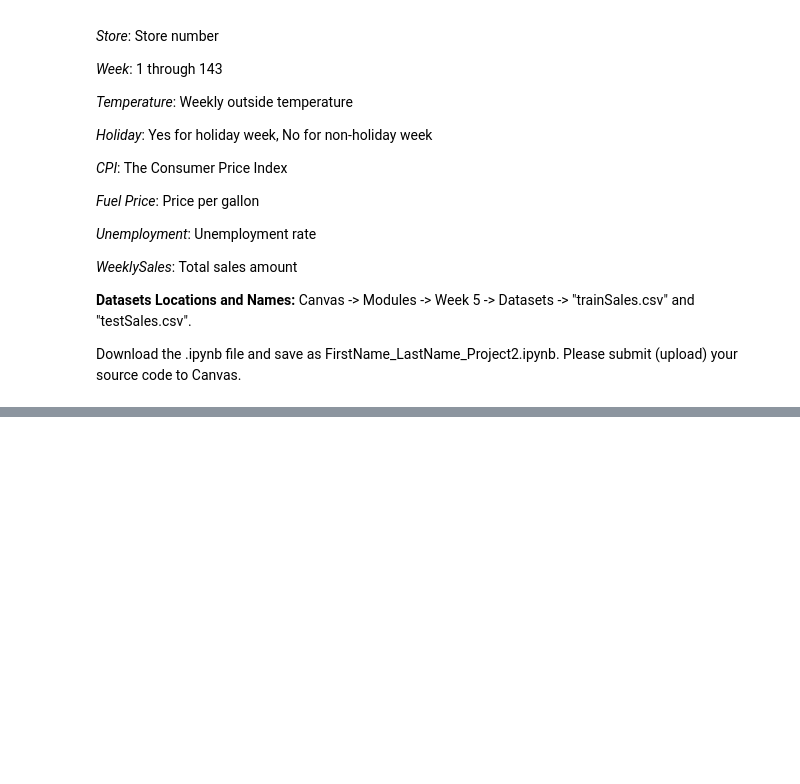
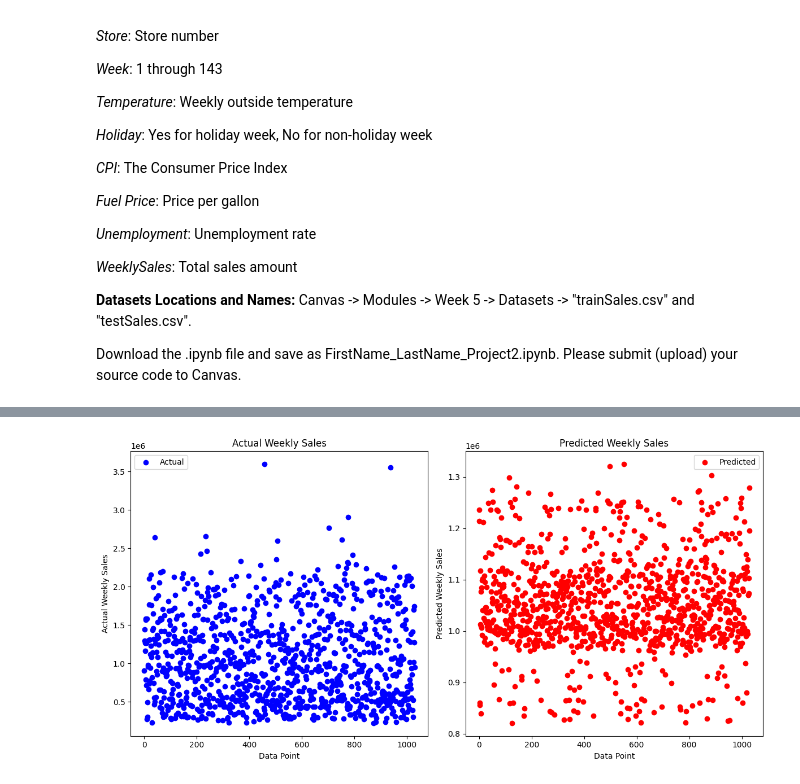
Before and after one commit to GabeALopez/machine-learning-projects, a Jupyter notebook: project2/Gabriel_Lopez_Project2.ipynb, the cells around one changed output, grey strips where cells are left out. Saved outputs shown, nothing was run; the diff lists cells and outputs as text; code cells hidden in the pictures; blank space fills up the shorter version.

```diff
--- a/project2/Gabriel_Lopez_Project2.ipynb
+++ b/project2/Gabriel_Lopez_Project2.ipynb
@@ -34,10 +34,11 @@ import pandas as pd
 salesTrain = pd.read_csv("trainSales.csv")
 salesTest = pd.read_csv("testSales.csv")
 # %%
-X = salesTrain.drop(columns=['WeeklySales'])
-y = salesTrain['WeeklySales'].copy()
+X_train = salesTrain.drop(columns=['WeeklySales'])
+y_train = salesTrain['WeeklySales']
 
-cat_feat = ['Holiday', 'Store']
-#num_feat = ['Week', 'Temperature', 'CPI', 'FuelPrice', 'Unemployment', 'Store']
-num_feat = [ 'CPI', 'FuelPrice',  'Unemployment']
-minmax_feat =['Week', 'Temperature',]
+X_test = salesTest.drop(columns=['WeeklySales'])
+y_test = salesTest['WeeklySales']
+
+cat_feat = ['Holiday']
+num_feat = [ 'CPI', 'FuelPrice',  'Unemployment', 'Temperature', 'Week']
@@ -82,15 +55,11 @@ num_trans = Pipeline([
     ('scaler', StandardScaler())
 ])
 
-minmax_trans = Pipeline([
-    ('scaler', MinMaxScaler())
-])
 
 prepross = ColumnTransformer(
     transformers=[
         ('num', num_trans, num_feat),
         ('cat', cat_trans, cat_feat),
-        ('minmax', minmax_trans, minmax_feat)
     ]
 )
 # %%
@@ -135,0 +149,27 @@ ValueError: continuous is not supported
+# %%
+import matplotlib.pyplot as plt
+
+# Create a figure with two subplots
+fig, (ax1, ax2) = plt.subplots(1, 2, figsize=(12, 6))
+
+# Plot the actual test values
+ax1.scatter(range(len(y_test)), y_test, color='blue', label='Actual')
+ax1.set_xlabel("Data Point")
+ax1.set_ylabel("Actual Weekly Sales")
+ax1.set_title("Actual Weekly Sales")
+
+# Plot the predicted values
+ax2.scatter(range(len(y_pred)), y_pred, color='red', label='Predicted')
+ax2.set_xlabel("Data Point")
+ax2.set_ylabel("Predicted Weekly Sales")
+ax2.set_title("Predicted Weekly Sales")
+
+# Add legends
+ax1.legend()
+ax2.legend()
+
+# Show the plots
+plt.tight_layout()
+plt.show()
+# %% [output]
+[figure, added]
```
Also changed, not shown: parts of 5 cells of this notebook.
